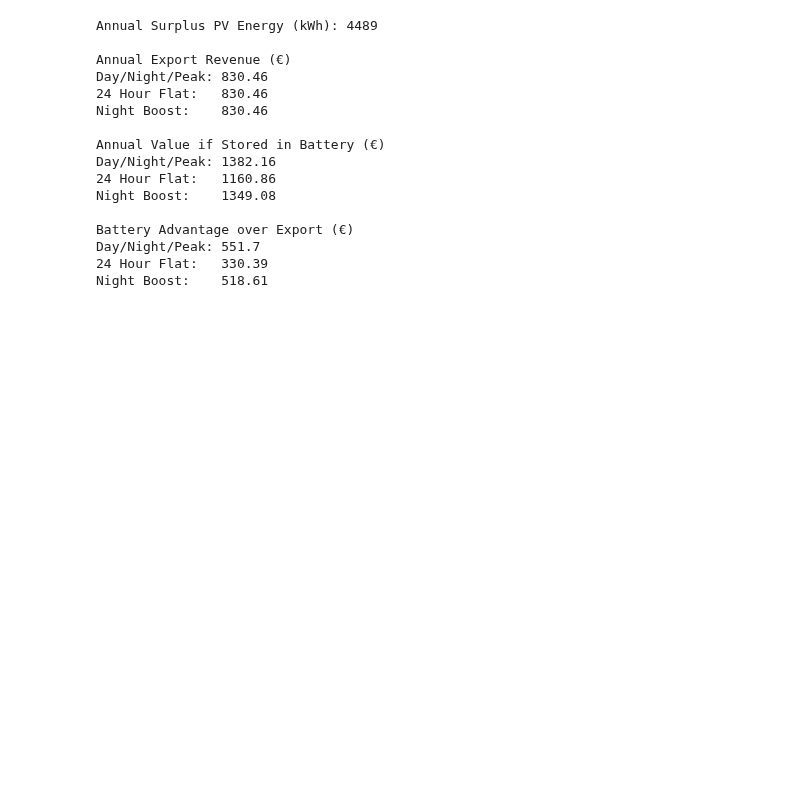
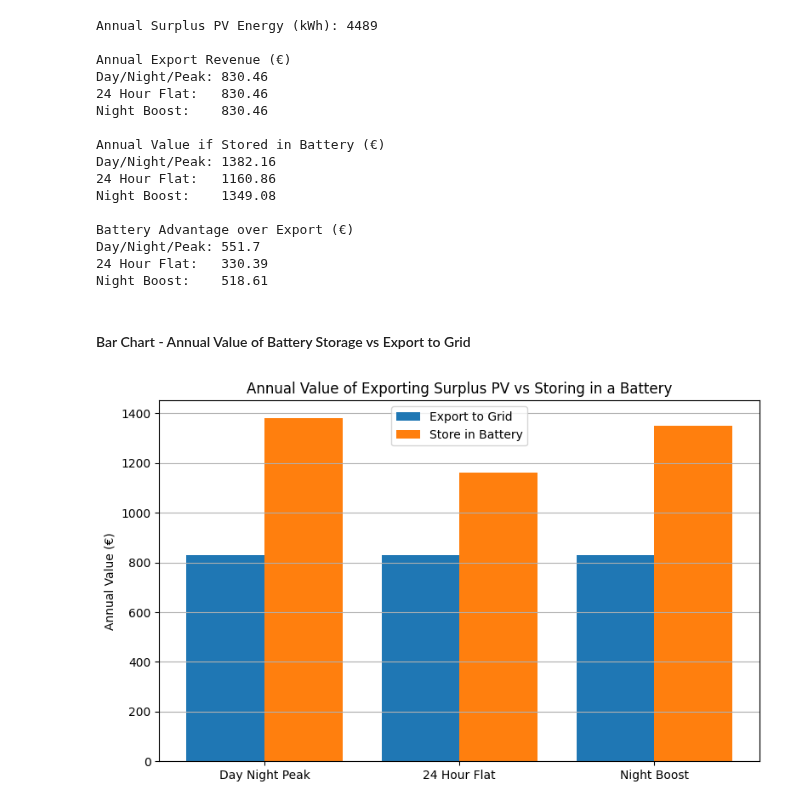
Before and after one commit to p-sav/PFDA, a Jupyter notebook: Project/Energy_analysis.ipynb, the cells around one changed output. Saved outputs shown, nothing was run; the diff lists cells and outputs as text; code cells hidden in the pictures; blank space fills up the shorter version.

Commit message:
Battery vs Grid Bar Chart Added

```diff
--- a/Project/Energy_analysis.ipynb
+++ b/Project/Energy_analysis.ipynb
@@ -1381,3 +1381,64 @@ Battery Advantage over Export (€)
 Day/Night/Peak: 551.7
 24 Hour Flat:   330.39
 Night Boost:    518.61
+# %% [markdown]
+#### Bar Chart - Annual Value of Battery Storage vs Export to Grid
+# %%
+import matplotlib.pyplot as plt    # Plotting library
+
+# Labels for comparison
+labels = ['Day Night Peak', '24 Hour Flat', 'Night Boost']
+
+# Values to plot
+export_values = [
+    export_value_dnp,
+    export_value_flat,
+    export_value_boost
+]
+
+battery_values = [
+    battery_value_dnp,
+    battery_value_flat,
+    battery_value_boost
+]
+
+# X positions for bars
+x = range(len(labels))
+
+# Create bar chart
+plt.figure(figsize=(8, 5))
+
+# Export value bars
+plt.bar(
+    x,
+    export_values,
+    width=0.4,
+    label='Export to Grid',
+    align='center'
+)
+
+# Battery value bars (offset to the right)
+plt.bar(
+    [i + 0.4 for i in x],
+    battery_values,
+    width=0.4,
+    label='Store in Battery',
+    align='center'
+)
+
+# Axis labels
+plt.xticks([i + 0.2 for i in x], labels)
+plt.ylabel("Annual Value (€)")
+plt.title("Annual Value of Exporting Surplus PV vs Storing in a Battery")
+
+# Add grid and legend
+plt.grid(axis='y')
+plt.legend()
+
+# Layout adjustment
+plt.tight_layout()
+
+# Show plot
+plt.show()
+# %% [output]
+[figure, added]
```
